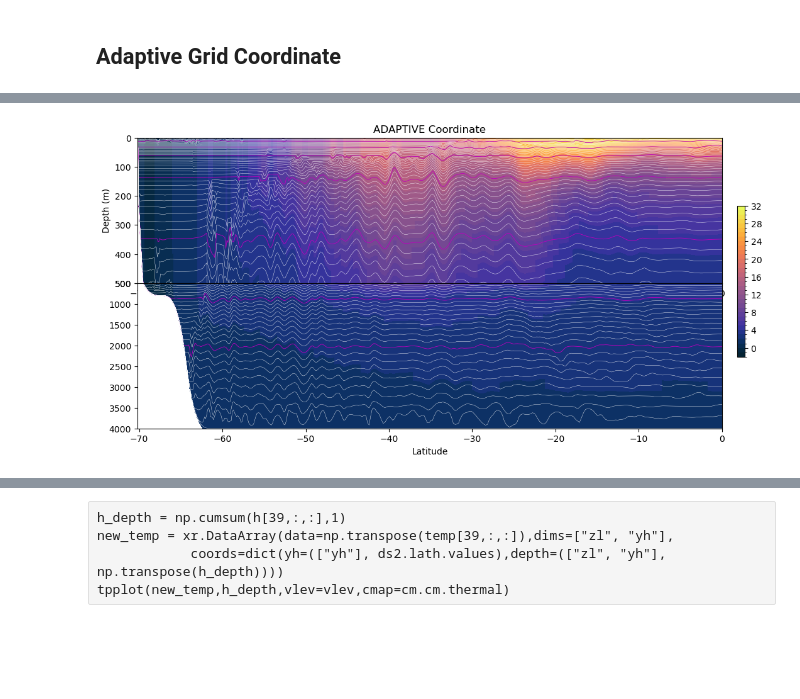
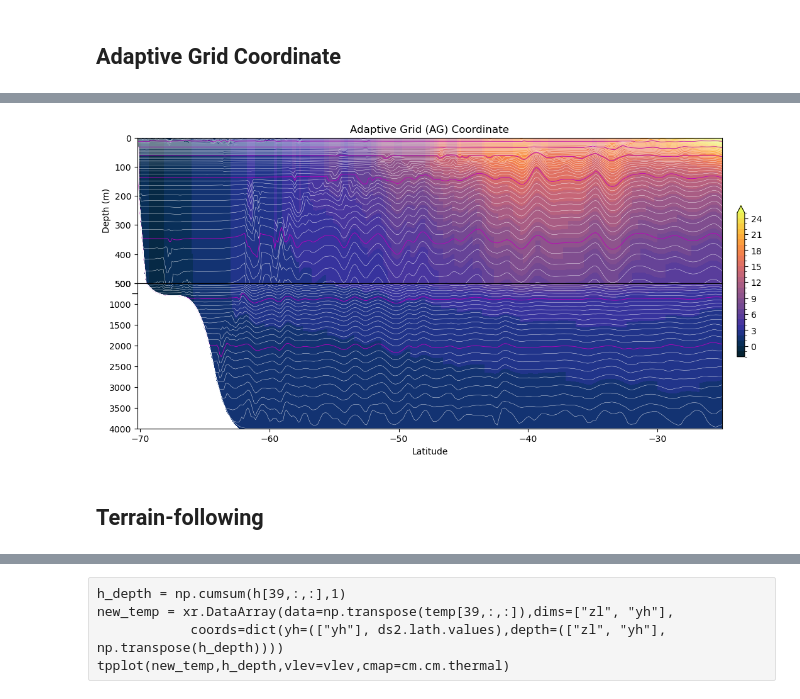
Before and after one commit to AndyHoggANU/anu-tub, a Jupyter notebook: diagnostics/Coordinate_Options.ipynb, the cells around one changed output, grey strips where cells are left out. Saved outputs shown, nothing was run; the diff lists cells and outputs as text; code cells hidden in the pictures; blank space fills up the shorter version.

```diff
--- a/diagnostics/Coordinate_Options.ipynb
+++ b/diagnostics/Coordinate_Options.ipynb
@@ -34,7 +34,7 @@ def tpplot(field,h,vlev=50,cmap=cm.cm.thermal,title=''):
         else:
             plt.plot(field.yh.values,h[:,ii],'w',linewidth=0.3)
     plt.ylim([0,500])
-    plt.xlim([-70.2,0])
+    plt.xlim([-70.2,-25])
     plt.xlabel('')
     plt.ylabel('Depth (m)')
     plt.gca().invert_yaxis()
@@ -47,7 +47,7 @@ def tpplot(field,h,vlev=50,cmap=cm.cm.thermal,title=''):
         else:
             plt.plot(field.yh.values,h[:,ii],'w',linewidth=0.3)
     plt.ylim([500,4000])
-    plt.xlim([-70.2,0])
+    plt.xlim([-70.2,-25])
     plt.ylabel('')
     plt.xlabel('Latitude')
     plt.gca().invert_yaxis()
@@ -59,4 +59,4 @@ def tpplot(field,h,vlev=50,cmap=cm.cm.thermal,title=''):
 # %%
 restart_filename = '/g/data/x77/amh157/anu-tub/diagnostics/INPUTS/MOM.res.nc'
 ds2 = xr.open_dataset(restart_filename)
-vlev = np.linspace(-2,32,35)
+vlev = np.linspace(-2,25,28)
@@ -170,7 +180,8 @@ Wall time: 5min 50s
 # %%
 h_depth = np.cumsum(h[39,:,:],1)
 new_temp = xr.DataArray(data=np.transpose(temp[39,:,:]),dims=["zl", "yh"],
             coords=dict(yh=(["yh"], ds2.lath.values),depth=(["zl", "yh"], np.transpose(h_depth))))
-tpplot(new_temp,h_depth,vlev=vlev,cmap=cm.cm.thermal,title='ADAPTIVE Coordinate')
+tpplot(new_temp,h_depth,vlev=vlev,cmap=cm.cm.thermal,title='Adaptive Grid (AG) Coordinate')
+plt.savefig('/g/data/x77/amh157/anu-tub/diagnostics/adapt.png',dpi=200)
 # %% [output]
-[figure, old version]
+[figure, new version]
@@ -176,0 +191,2 @@ tpplot(new_temp,h_depth,vlev=vlev,cmap=cm.cm.thermal,title='ADAPTIVE Coordinate'
+# %% [markdown]
+## Terrain-following
```
Also changed, not shown: parts of 17 cells of this notebook, 5 other files.
